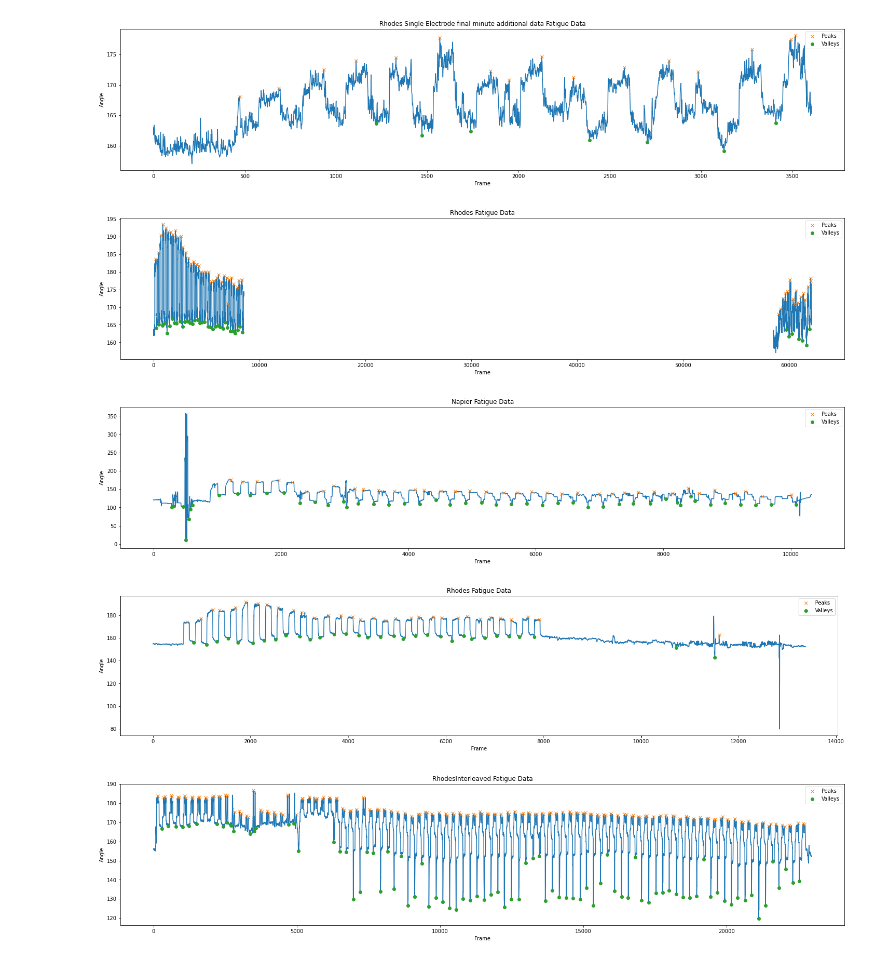
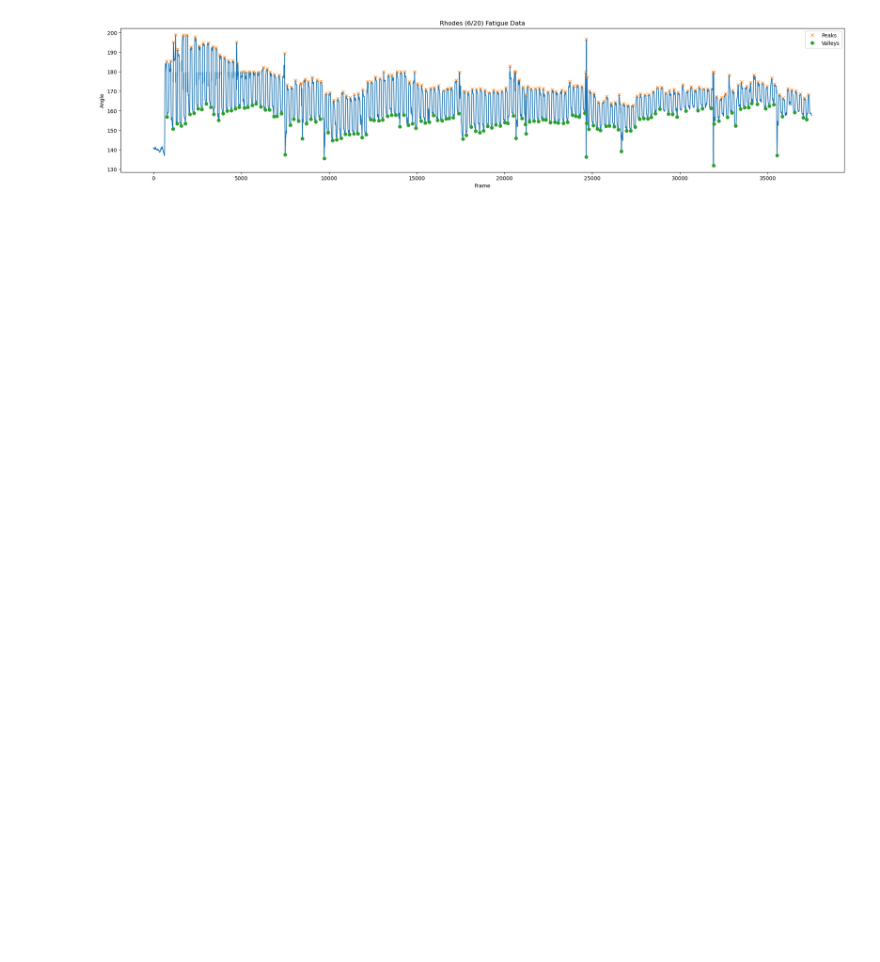
Before and after one commit to draeloslab/stim_behavior, a Jupyter notebook: notebooks/newFatigueFig.ipynb, the cells around one changed output. Saved outputs shown, nothing was run; the diff lists cells and outputs as text; code cells hidden in the pictures; blank space fills up the shorter version.

```diff
--- a/notebooks/newFatigueFig.ipynb
+++ b/notebooks/newFatigueFig.ipynb
@@ -238,26 +333,20 @@ class FatigueData:
 # %%
 thresh = 0.5
-window = 2
-rhodes = FatigueData("Rhodes","/home/jakejoseph/Desktop/Joseph_Code/FESFatigue-Jake-2024-05-31/videos/rhodesfatigue_6_13_2024_2DLC_resnet50_FESFatigueMay31shuffle1_297000.csv", thresh, window, type='DLC')
-# rhodes.plotAll(win  dow=50, distance=5)
-# rhodessmol = FatigueData("Rhodes 2nd Motor Point",'/home/jakejoseph/Desktop/Joseph_Code/FESFatigue-Jake-2024-05-31/videos/rhodesfatigue2_6_13DLC_resnet50_FESFatigueMay31shuffle1_297000.csv', thresh, window, type='DLC')
-# rhodessmol.plotAll(window=50, distance=5)
-rhodesextra = FatigueData("Rhodes Single Electrode final minute additional data",'/home/jakejoseph/Desktop/Joseph_Code/FESFatigue-Jake-2024-05-31/videos/rhodesfatigueadditional_6_13DLC_resnet50_FESFatigueMay31shuffle1_297000.csv', thresh, window, type='DLC')
-rhodesextra.plotAll(window=50, distance=10, prominence=4)
-rhodes.data = np.concatenate((rhodes.data,[np.nan] * (27930+22080), rhodesextra.data))
-rhodes.plotAll(window=50, distance=5,prominence=4)
-napier = FatigueData("Napier","/home/jakejoseph/Desktop/Joseph_Code/FESFatigue-Jake-2024-05-31/videos/napierecrbfatigue_05_31_3_1DLC_resnet50_FESFatigueMay31shuffle1_37000.csv", 0.5, window)
-napier.plotAll(window = 50, height=100, prominence=8, width=110, distance=2)
-# rhodes = FatigueData("Rhodes","/home/jakejoseph/Desktop/Joseph_Code/FESFatigue-Jake-2024-05-31/videos/fatiguetest0523ecrb12_2DLC_resnet50_FESFatigueMay31shuffle1_37000.csv", 0.5, window)
-# rhodes.plotAll(window = 50, height=130, prominence=10, width=110, distance=5)
-rhodes2 = FatigueData("Rhodes","/home/jakejoseph/Desktop/Joseph_Code/FESFatigue-Jake-2024-05-31/videos/fatiguetest0523ecrb12_2DLC_resnet50_FESFatigueMay31shuffle1_297000.csv", 0.5, window)
-rhodes2.plotAll(window = 50, height=130, prominence=10, width=110, distance=5)
-rhodesinterleaved = FatigueData("RhodesInterleaved","/home/jakejoseph/Desktop/Joseph_Code/FESFatigue-Jake-2024-05-31/videos/ECRB_interleaved_stim_5_30_1DLC_resnet50_FESFatigueMay31shuffle1_37000.csv", thresh, window)
-rhodesinterleaved.plotAll(window = 50, height=130, prominence=4, width=20, distance=5)
+window = 30
+rhodes = FatigueData("Rhodes (6/20)","/home/jakejoseph/Desktop/Joseph_Code/FESFatigue-Jake-2024-05-31/videos/rhodesfatigueECRB12_6_20DLC_resnet50_FESFatigueMay31shuffle1_355000.csv", 0.99, 30)
+rhodes.plotAll(window=50, distance=5,prominence=8)
+# Combining the snipped part of rhodes 2 data
+# rhodes2 = FatigueData("Rhodes (6/13)","/home/jakejoseph/Desktop/Joseph_Code/FESFatigue-Jake-2024-05-31/videos/rhodesfatigue_6_13_2024_2DLC_resnet50_FESFatigueMay31shuffle1_297000.csv", thresh, window, type='DLC')
+# rhodesextra = FatigueData("Rhodes Single Electrode final minute additional data",'/home/jakejoseph/Desktop/Joseph_Code/FESFatigue-Jake-2024-05-31/videos/rhodesfatigueadditional_6_13DLC_resnet50_FESFatigueMay31shuffle1_297000.csv', thresh, window, type='DLC')
+# rhodesextra.plotAll(window=50, distance=10, prominence=4)
+# rhodes2.data = np.concatenate((rhodes2.data,[np.nan] * (27930+22080), rhodesextra.data))
+# rhodes2.plotAll(window=50, distance=5,prominence=4)
+# napier = FatigueData("Napier","/home/jakejoseph/Desktop/Joseph_Code/FESFatigue-Jake-2024-05-31/videos/napierecrbfatigue_05_31_3_1DLC_resnet50_FESFatigueMay31shuffle1_37000.csv", 0.5, window)
+# napier.plotAll(window = 50, height=100, prominence=8, width=100, distance =5)
+# rhodes3 = FatigueData("Rhodes (5/23)","/home/jakejoseph/Desktop/Joseph_Code/FESFatigue-Jake-2024-05-31/videos/fatiguetest0523ecrb12_2DLC_resnet50_FESFatigueMay31shuffle1_297000.csv", 0.5, window)
+# rhodes3.plotAll(window = 50, height=130, prominence=10, width=110, distance=5)
+# rhodesinterleaved = FatigueData("RhodesInterleaved","/home/jakejoseph/Desktop/Joseph_Code/FESFatigue-Jake-2024-05-31/videos/ECRB_interleaved_stim_5_30_1DLC_resnet50_FESFatigueMay31shuffle1_37000.csv", thresh, window)
+# rhodesinterleaved.plotAll(window = 50, height=130, prominence=4, width=20, distance=100)
 # %% [output]
-[figure, old version]
+[figure, new version]
-[figure, removed]
-[figure, removed]
-[figure, removed]
-[figure, removed]
 # %%
```
Also changed, not shown: parts of 9 cells of this notebook.
